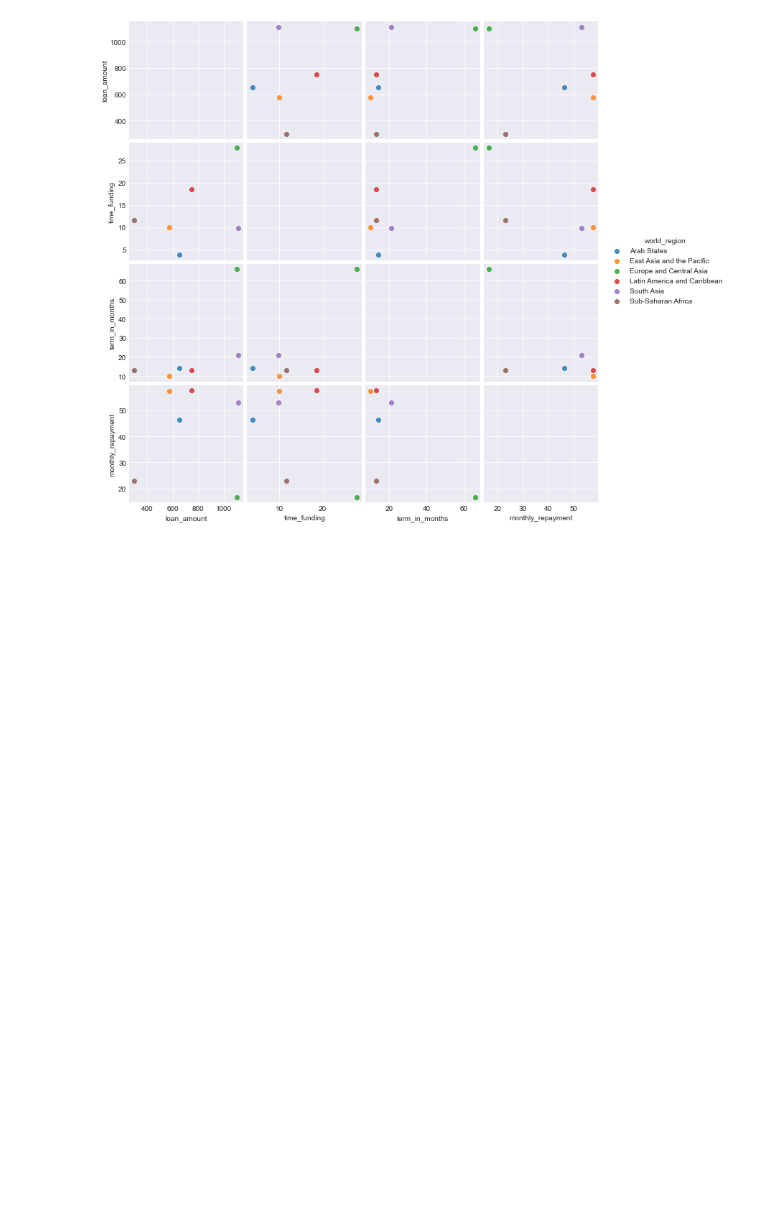
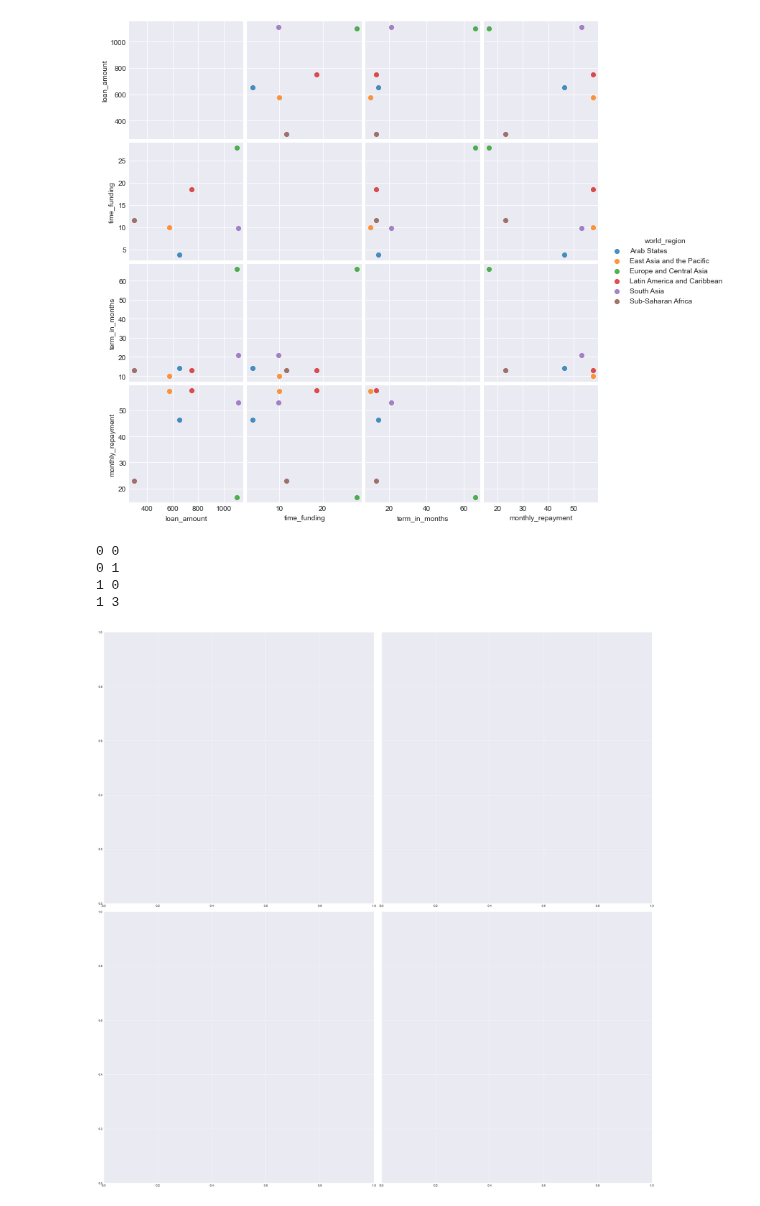
Before and after one commit to Dreeamcatcher/repo, a Jupyter notebook: skillbox/Data analytics - junior/lesson - EDA/hw-eda.ipynb, the cells around one changed output. Cells and saved outputs as stored; diff of their text form; code cells hidden in the pictures; blank space fills up the shorter version.

```diff
--- a/skillbox/Data analytics - junior/lesson - EDA/hw-eda.ipynb
+++ b/skillbox/Data analytics - junior/lesson - EDA/hw-eda.ipynb
@@ -469,3 +485,26 @@ plt.show()
 # %% [output]
 <Figure size 800x640 with 0 Axes>
 [figure]
+# %%
+f,ax=plt.subplots(2, 2, sharey=True, figsize=(25,25))
+
+row=0
+for idx, col in enumerate(df_regions_median.iloc[:,1:].columns.values):
+    if idx == 2 :
+        idx,row = 0, row+1
+    print(row,idx)
+    # sns.barplot(x=col, y='world_region', data=df_regions_median, ax=ax[row][idx])
+# sns.boxplot(y='binned_lender_count', x='loan_amount', data=df_kiva_loans_trimmed, ax=ax[0])
+# ax[0].set_title("Количество кредиторов / Сумма займа", fontsize=20)
+# ax[0].set_xlabel('Сумма займа', fontsize=18)
+# ax[0].set_ylabel(None)
+# ax[0].tick_params(labelsize=16)
+
+plt.tight_layout()
+plt.show()
+# %% [output]
+0 0
+0 1
+1 0
+1 3
+[figure, added]
```
Also changed, not shown: parts of 3 cells of this notebook.
